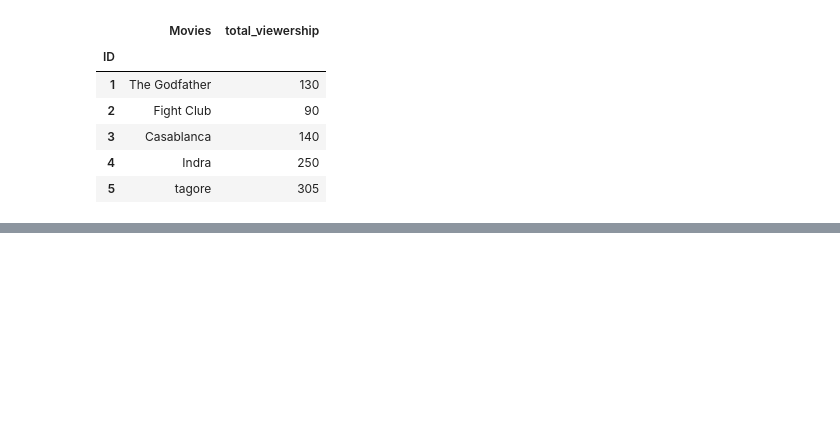
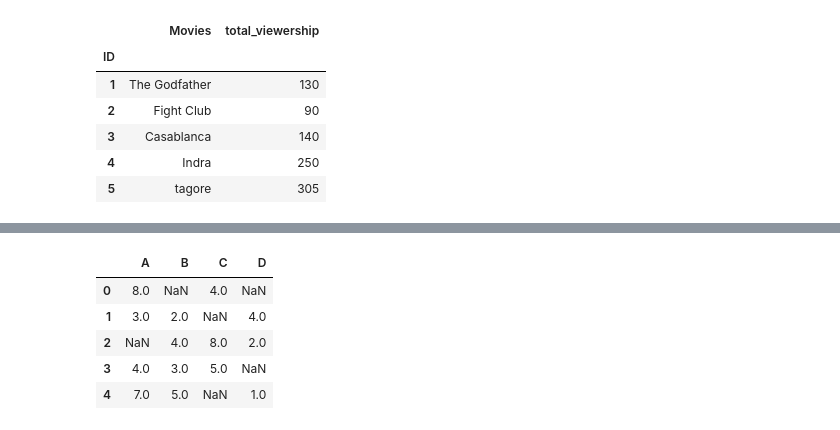
Before and after one commit to JKPradeep/DataScienceMaterial, a Jupyter notebook: 5 Library - Pandas Library/5.2 Library - Pandas - DataFrames.ipynb, the cells around one changed output, grey strips where cells are left out. Drawn from its saved outputs; the diff is of its cells as text; code cells hidden in the pictures; blank space fills up the shorter version.

```diff
--- a/5 Library - Pandas Library/5.2 Library - Pandas - DataFrames.ipynb
+++ b/5 Library - Pandas Library/5.2 Library - Pandas - DataFrames.ipynb
@@ -1240,0 +1285,10 @@ df2_Mov
+# %%
+dfq['A'].replace('?',np.nan, inplace=True)
+dfq
+# %% [output]
+|  | A | B | C | D |
+| 0 | 8.0 | NaN | 4.0 | NaN |
+| 1 | 3.0 | 2.0 | NaN | 4.0 |
+| 2 | NaN | 4.0 | 8.0 | 2.0 |
+| 3 | 4.0 | 3.0 | 5.0 | NaN |
+| 4 | 7.0 | 5.0 | NaN | 1.0 |
```
Also changed, not shown: parts of 14 cells of this notebook.
